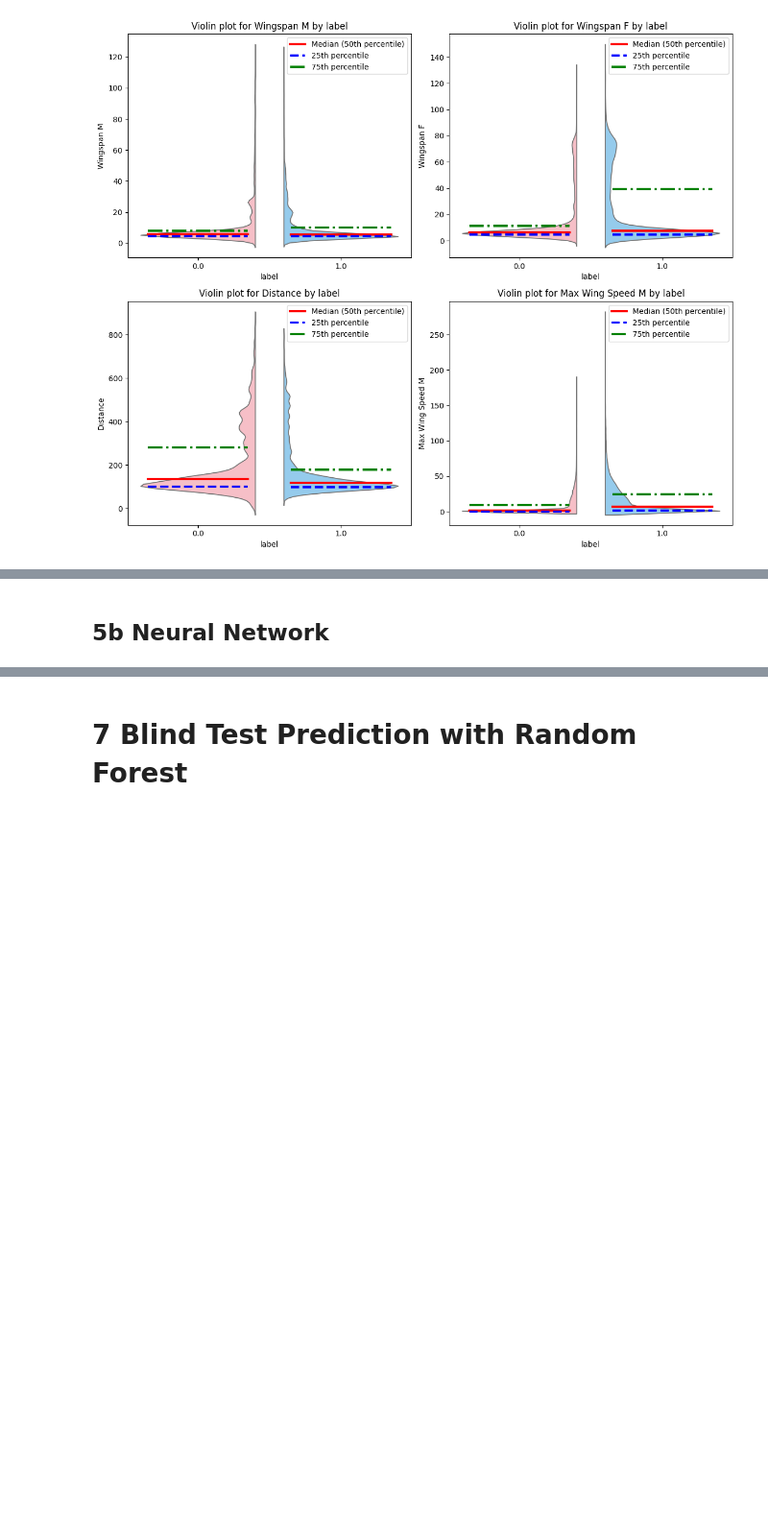
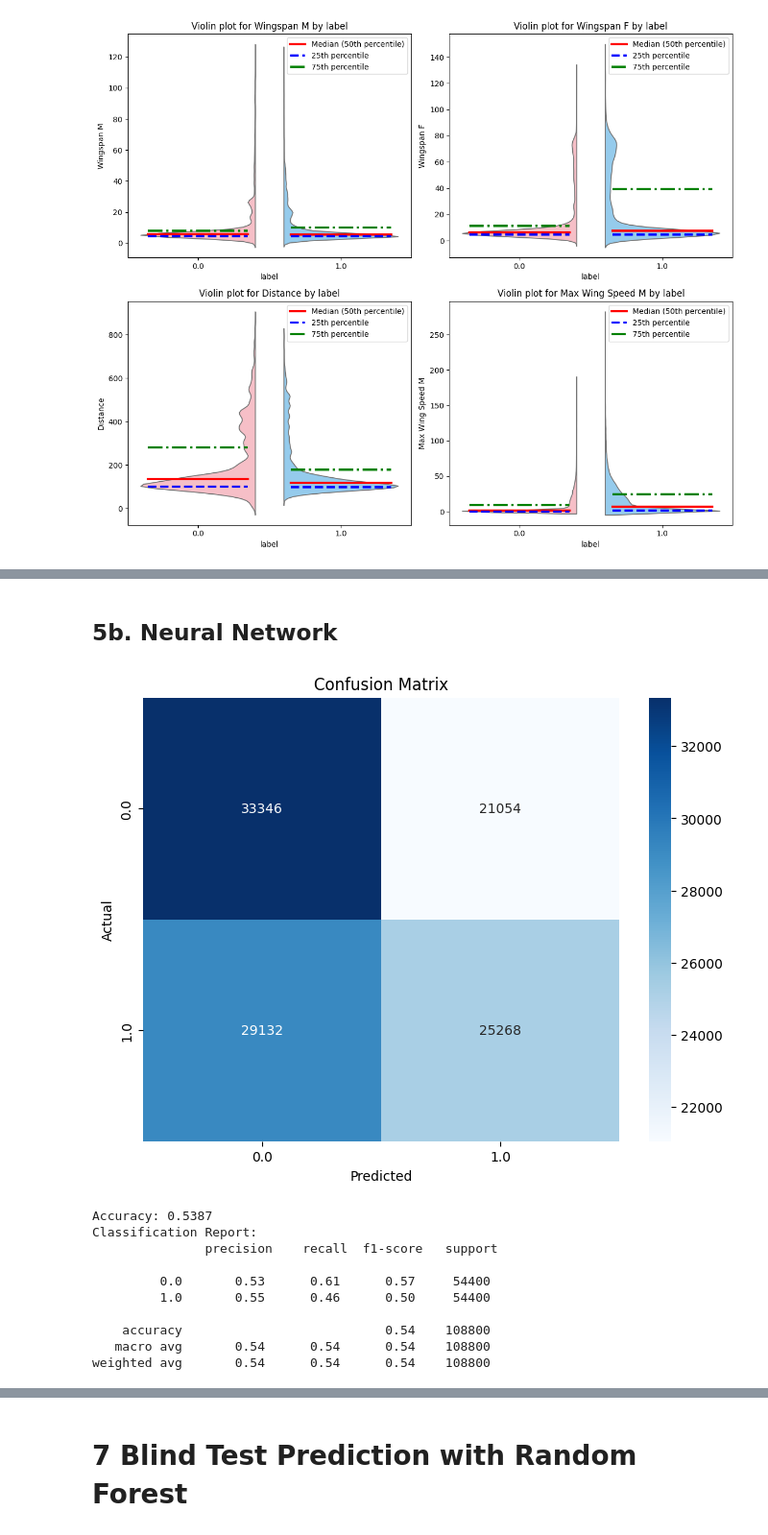
Before and after one commit to DavidScherArazi/NatBehFinalProj, a Jupyter notebook: final_project.ipynb, the cells around one changed output, grey strips where cells are left out. Shown at 96% size. Saved outputs shown, nothing was run; the diff lists cells and outputs as text; code cells hidden in the pictures; blank space fills up the shorter version.

Commit message:
Added RF and NNs, Pre-processing, blind prediction, finished project ?

```diff
--- a/final_project.ipynb
+++ b/final_project.ipynb
@@ -431,2 +622,57 @@ I believe that distance, max wing speed, wing span F and speed will be good pred
 # %% [markdown]
-## 5b Neural Network
+## 5b. Neural Network
+# %%
+def build_and_train_nn_adam_with_test(train_df, test_df, alpha, activation='tanh', hiddenLayerSizes=(10,10,10),random_state=None):
+    # Separate features and labels for training data
+    X_train = train_df.iloc[:, :-1]  # All columns except the last are features
+    y_train = train_df.iloc[:, -1]   # The last column is the label
+
+    # Separate features and labels for testing data
+    X_test = test_df.iloc[:, :-1]
+    y_test = test_df.iloc[:, -1]
+
+    # Feature scaling
+    scaler = StandardScaler()
+    X_train = scaler.fit_transform(X_train)
+    X_test = scaler.transform(X_test)
+
+    # Initialize and train the Neural Network model
+    #clf = MLPClassifier(solver='adam', alpha=regTerm, activation=activation, hidden_layer_sizes=hiddenLayerSizes, max_iter=20, random_state=1, early_stopping=True, validation_fraction=.1)
+    clf = MLPClassifier(activation=activation, alpha=alpha, hidden_layer_sizes=hiddenLayerSizes, random_state=random_state)
+    clf.fit(X_train, y_train)
+
+    # Make predictions on the test set
+    y_pred = clf.predict(X_test)
+
+    # Evaluate the model
+    accuracy = accuracy_score(y_test, y_pred)
+    report = classification_report(y_test, y_pred)
+
+    # Generate and display the confusion matrix
+    cm = confusion_matrix(y_test, y_pred)
+    plt.figure(figsize=(8, 6))
+    sns.heatmap(cm, annot=True, fmt='d', cmap='Blues', xticklabels=rf_model.classes_, yticklabels=rf_model.classes_)
+    plt.xlabel('Predicted')
+    plt.ylabel('Actual')
+    plt.title('Confusion Matrix')
+    plt.show()
+
+    # Print accuracy and classification report
+    print(f"Accuracy: {accuracy:.4f}")
+    print("Classification Report:\n", report)
+
+    return rf_model, scaler
+# %%
+rf_model, scaler = build_and_train_nn_adam_with_test(trainDF.dropna(), testDF.dropna(), 1e-3, activation='tanh', hiddenLayerSizes=(10,10,10))
+# %% [output]
+[figure, added]
+Accuracy: 0.5387
+Classification Report:
+               precision    recall  f1-score   support
+
+         0.0       0.53      0.61      0.57     54400
+         1.0       0.55      0.46      0.50     54400
+
+    accuracy                           0.54    108800
+   macro avg       0.54      0.54      0.54    108800
+weighted avg       0.54      0.54      0.54    108800
```
Also changed, not shown: parts of 19 cells of this notebook, 1 other file.
